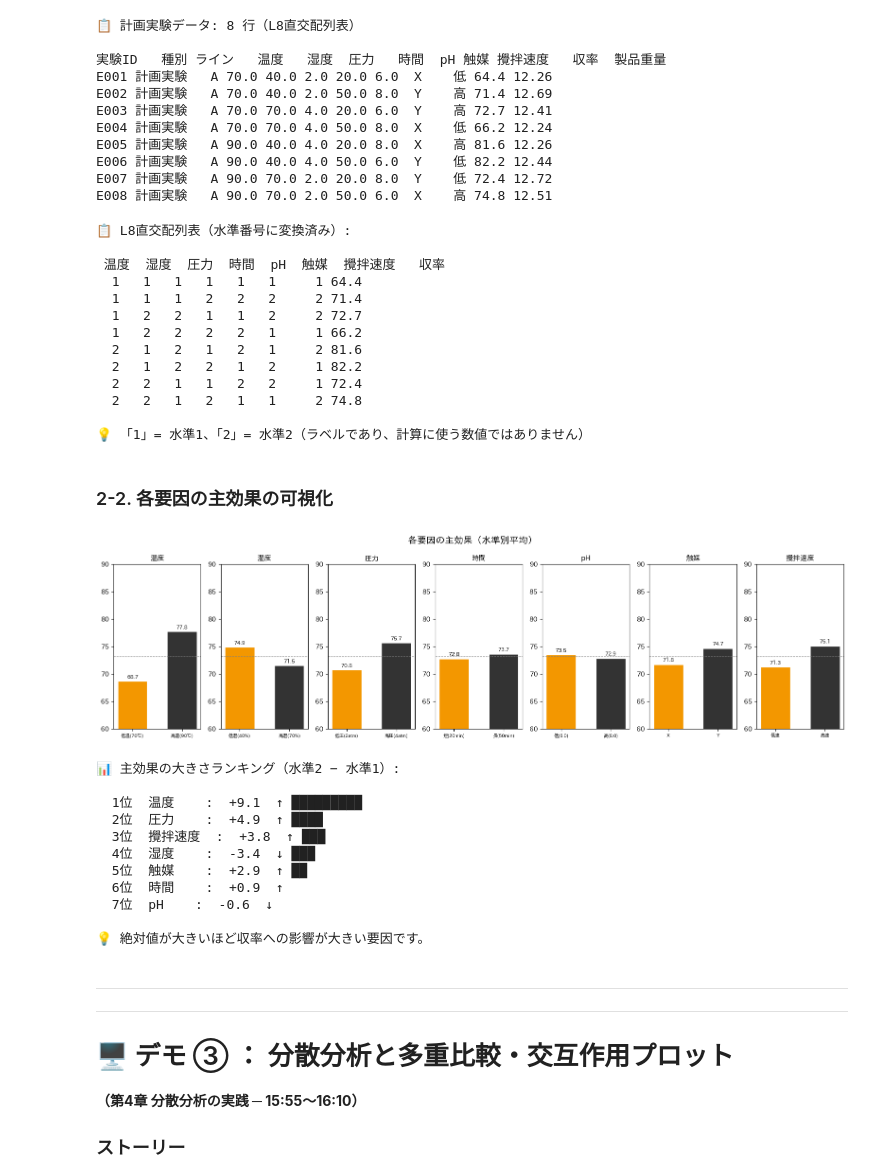
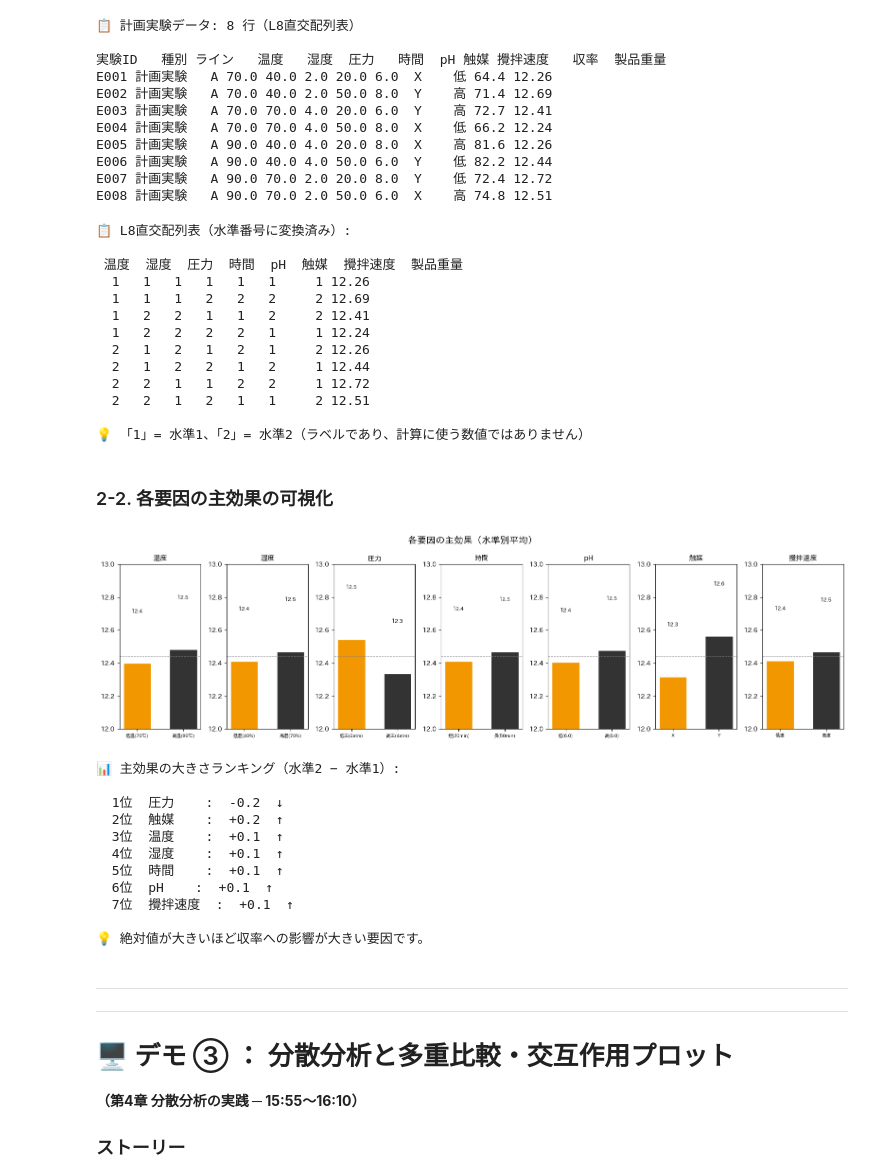
Before and after one commit to yu-suzuki/explain_2026, a Jupyter notebook: 実験計画法_Pythonデモ.ipynb, the cells around one changed output. Saved outputs shown, nothing was run; the diff lists cells and outputs as text; code cells hidden in the pictures.

```diff
--- a/実験計画法_Pythonデモ.ipynb
+++ b/実験計画法_Pythonデモ.ipynb
@@ -403,7 +407,7 @@ df_L8 = pd.DataFrame()
 for fname in factor_names:
     df_L8[fname] = df_exp[fname].map(factor_map[fname])
 
-df_L8['収率'] = df_exp['収率'].values
+df_L8['製品重量'] = df_exp['製品重量'].values
 
 print("📋 L8直交配列表（水準番号に変換済み）:")
 print()
@@ -413,15 +417,15 @@ print("💡 「1」= 水準1、「2」= 水準2（ラベルであり、計算に
 # %% [output]
 📋 L8直交配列表（水準番号に変換済み）:
 
- 温度  湿度  圧力  時間  pH  触媒  攪拌速度   収率
-  1   1   1   1   1   1     1 64.4
-  1   1   1   2   2   2     2 71.4
-  1   2   2   1   1   2     2 72.7
-  1   2   2   2   2   1     1 66.2
-  2   1   2   1   2   1     2 81.6
-  2   1   2   2   1   2     1 82.2
-  2   2   1   1   2   2     1 72.4
-  2   2   1   2   1   1     2 74.8
+ 温度  湿度  圧力  時間  pH  触媒  攪拌速度  製品重量
+  1   1   1   1   1   1     1 12.26
+  1   1   1   2   2   2     2 12.69
+  1   2   2   1   1   2     2 12.41
+  1   2   2   2   2   1     1 12.24
+  2   1   2   1   2   1     2 12.26
+  2   1   2   2   1   2     1 12.44
+  2   2   1   1   2   2     1 12.72
+  2   2   1   2   1   1     2 12.51
 
 💡 「1」= 水準1、「2」= 水準2（ラベルであり、計算に使う数値ではありません）
 # %% [markdown]
@@ -429,31 +433,31 @@ print("💡 「1」= 水準1、「2」= 水準2（ラベルであり、計算に
 # %%
 # --- 主効果の計算と可視化 ---
 fig, axes = plt.subplots(1, 7, figsize=(16, 4.5))
 fig.suptitle('各要因の主効果（水準別平均）', fontsize=14, fontweight='bold')
 
 for ax, col in zip(axes, factor_names):
-    means = df_L8.groupby(col)['収率'].mean()
+    means = df_L8.groupby(col)['製品重量'].mean()
     labels_disp = [level_labels[col][1], level_labels[col][2]]
     bars = ax.bar(labels_disp, means.values, color=[GU_ORANGE, GU_BLACK],
                   width=0.6, edgecolor='white')
     ax.set_title(col, fontsize=11, fontweight='bold')
-    ax.set_ylim(60, 90)
-    ax.axhline(df_L8['収率'].mean(), color='gray', linestyle='--', linewidth=0.8)
+    ax.set_ylim(12, 13) #y軸の範囲
+    ax.axhline(df_L8['製品重量'].mean(), color='gray', linestyle='--', linewidth=0.8)
     for bar, val in zip(bars, means.values):
         ax.text(bar.get_x() + bar.get_width()/2, bar.get_height() + 0.3,
                 f'{val:.1f}', ha='center', va='bottom', fontsize=8)
     ax.tick_params(axis='x', labelsize=7)
 
 plt.tight_layout()
 plt.show()
 # %% [output]
-[figure, old version]
+[figure, new version]
 # %%
 # --- 効果量のランキング ---
 effects = {}
 for col in factor_names:
-    m1 = df_L8[df_L8[col]==1]['収率'].mean()
-    m2 = df_L8[df_L8[col]==2]['収率'].mean()
+    m1 = df_L8[df_L8[col]==1]['製品重量'].mean()
+    m2 = df_L8[df_L8[col]==2]['製品重量'].mean()
     effects[col] = round(m2 - m1, 1)
 
 print("📊 主効果の大きさランキング（水準2 − 水準1）:")
@@ -468,13 +472,13 @@ print("💡 絶対値が大きいほど収率への影響が大きい要因で
 # %% [output]
 📊 主効果の大きさランキング（水準2 − 水準1）:
 
-  1位  温度    :  +9.1  ↑ █████████
-  2位  圧力    :  +4.9  ↑ ████
-  3位  攪拌速度  :  +3.8  ↑ ███
-  4位  湿度    :  -3.4  ↓ ███
-  5位  触媒    :  +2.9  ↑ ██
-  6位  時間    :  +0.9  ↑
-  7位  pH    :  -0.6  ↓
+  1位  圧力    :  -0.2  ↓
+  2位  触媒    :  +0.2  ↑
+  3位  温度    :  +0.1  ↑
+  4位  湿度    :  +0.1  ↑
+  5位  時間    :  +0.1  ↑
+  6位  pH    :  +0.1  ↑
+  7位  攪拌速度  :  +0.1  ↑
 
 💡 絶対値が大きいほど収率への影響が大きい要因です。
 # %% [markdown]
```
Also changed, not shown: parts of 10 cells of this notebook.
